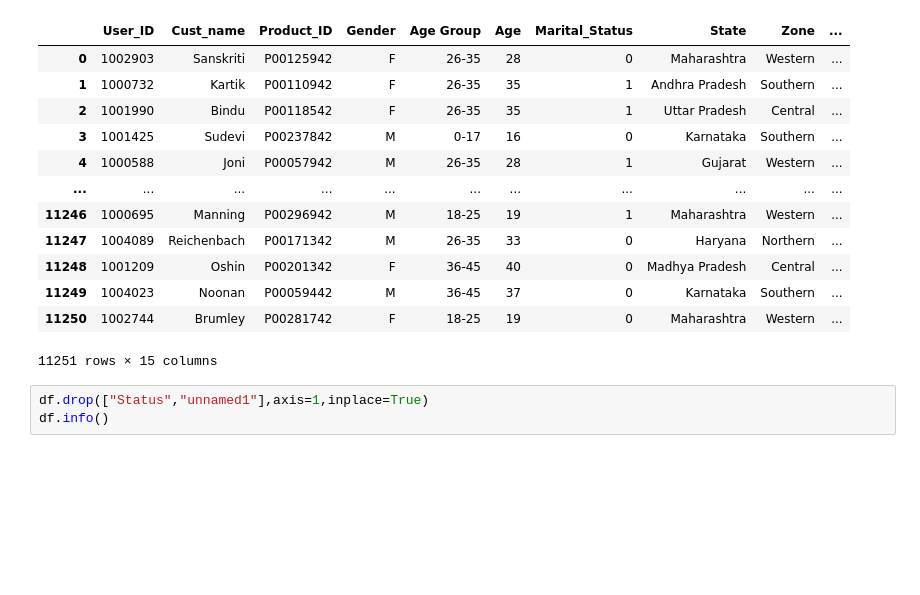
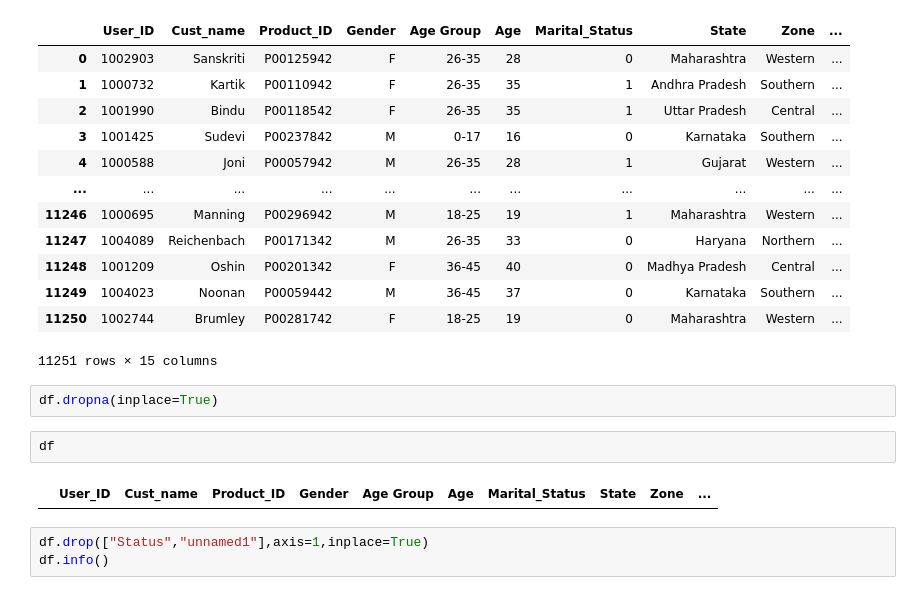
Before and after one commit to Meena0809/AI-5-Day-Workshop, a Jupyter notebook: Day2(b).ipynb, the cells around one changed output. Saved outputs shown, nothing was run; the diff lists cells and outputs as text; blank space fills up the shorter version.

```diff
--- a/Day2(b).ipynb
+++ b/Day2(b).ipynb
@@ -142,6 +142,12 @@ df
 | 11249 | 1004023 | Noonan | P00059442 | M | 36-45 | 37 | 0 | Karnataka | Southern | ... |
 | 11250 | 1002744 | Brumley | P00281742 | F | 18-25 | 19 | 0 | Maharashtra | Western | ... |
 11251 rows × 15 columns
+# %%
+df.dropna(inplace=True)
+# %%
+df
+# %% [output]
+|  | User_ID | Cust_name | Product_ID | Gender | Age Group | Age | Marital_Status | State | Zone | ... |
 # %%
 df.drop(["Status","unnamed1"],axis=1,inplace=True)
 df.info()
```
